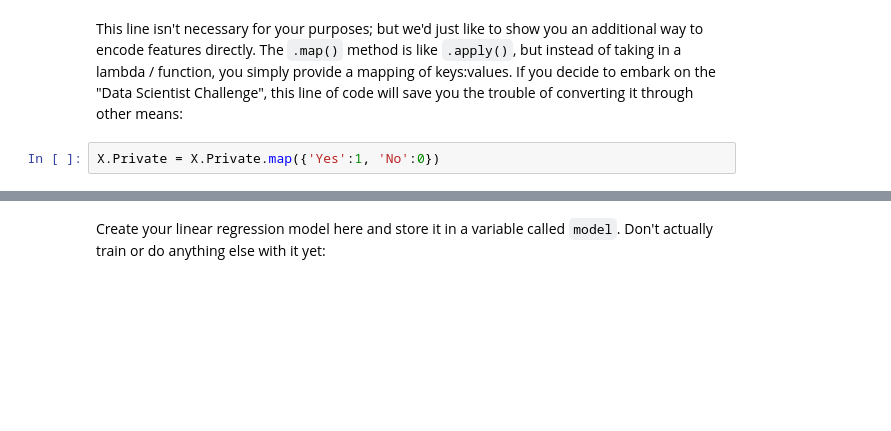
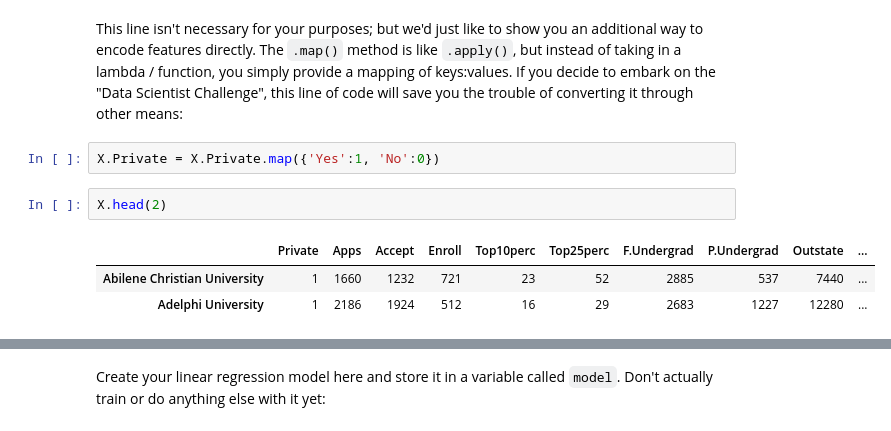
Before and after one commit to Hazici/DAT210x, a Jupyter notebook: Module5/Module5 - Lab9.ipynb, the cells around one changed output, grey strips where cells are left out. Cells and saved outputs as stored; diff of their text form; blank space fills up the shorter version.

```diff
--- a/Module5/Module5 - Lab9.ipynb
+++ b/Module5/Module5 - Lab9.ipynb
@@ -92,3 +92,9 @@ df.head()
 This line isn't necessary for your purposes; but we'd just like to show you an additional way to encode features directly. The `.map()` method is like `.apply()`, but instead of taking in a lambda / function, you simply provide a mapping of keys:values. If you decide to embark on the "Data Scientist Challenge", this line of code will save you the trouble of converting it through other means:
 # %%
 X.Private = X.Private.map({'Yes':1, 'No':0})
+# %%
+X.head(2)
+# %% [output]
+|  | Private | Apps | Accept | Enroll | Top10perc | Top25perc | F.Undergrad | P.Undergrad | Outstate | ... |
+| Abilene Christian University | 1 | 1660 | 1232 | 721 | 23 | 52 | 2885 | 537 | 7440 | ... |
+| Adelphi University | 1 | 2186 | 1924 | 512 | 16 | 29 | 2683 | 1227 | 12280 | ... |
```
Also changed, not shown: parts of 24 cells of this notebook.
